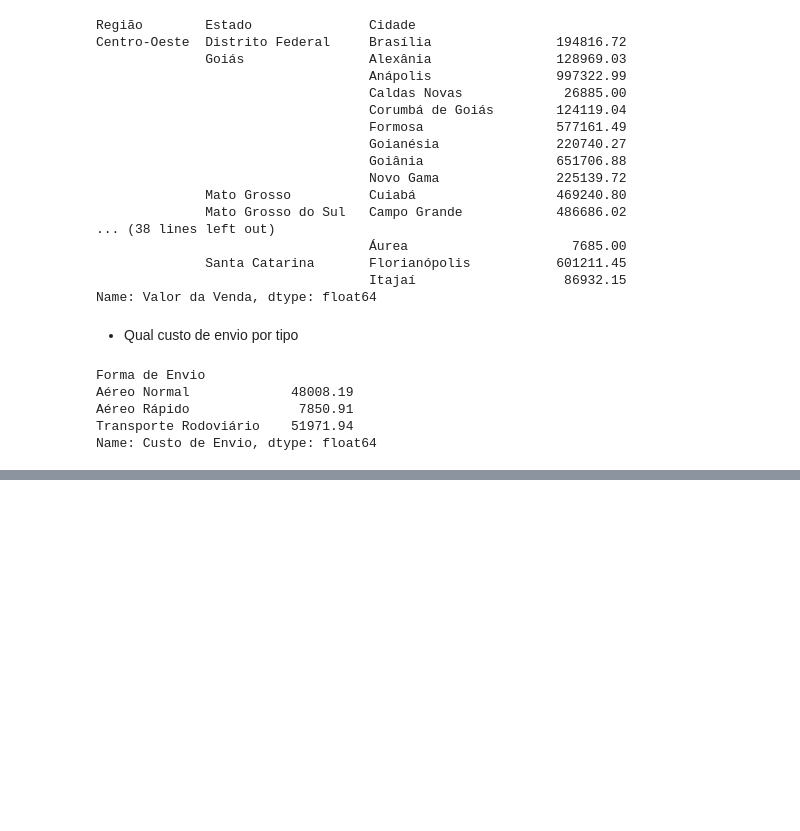
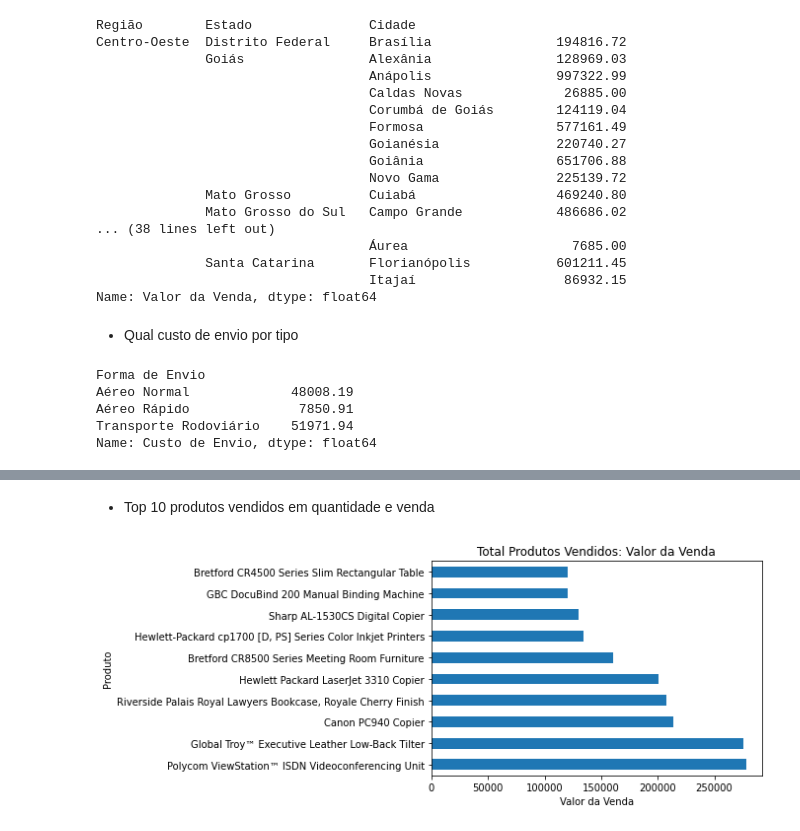
Before and after one commit to jcbdoliveira/desafio_de_projeto_unimed-bh_pandas, a Jupyter notebook: Desafio_de_projeto_Unimed_BH.ipynb, the cells around one changed output, grey strips where cells are left out. Drawn from its saved outputs; the diff is of its cells as text; code cells hidden in the pictures; blank space fills up the shorter version.

```diff
--- a/Desafio_de_projeto_Unimed_BH.ipynb
+++ b/Desafio_de_projeto_Unimed_BH.ipynb
@@ -285,0 +333,12 @@ Criar método de envio mais usado
+# %% [markdown]
+*   Top 10 produtos vendidos em quantidade e venda
+# %%
+#Criando Dataframe para operar com os 10 produtos mais vendidos por valor
+df_top_produtos = df.groupby("Nome do Produto")["Valor da Venda"].sum().sort_values(ascending=False).head(10)
+# %%
+#Criando gráfico de barras horizontais, valor da venda
+df_top_produtos.plot.barh(title="Total Produtos Vendidos: Valor da Venda")
+plt.xlabel("Valor da Venda")
+plt.ylabel("Produto");
+# %% [output]
+[figure, added]
```
Also changed, not shown: parts of 31 cells of this notebook.
